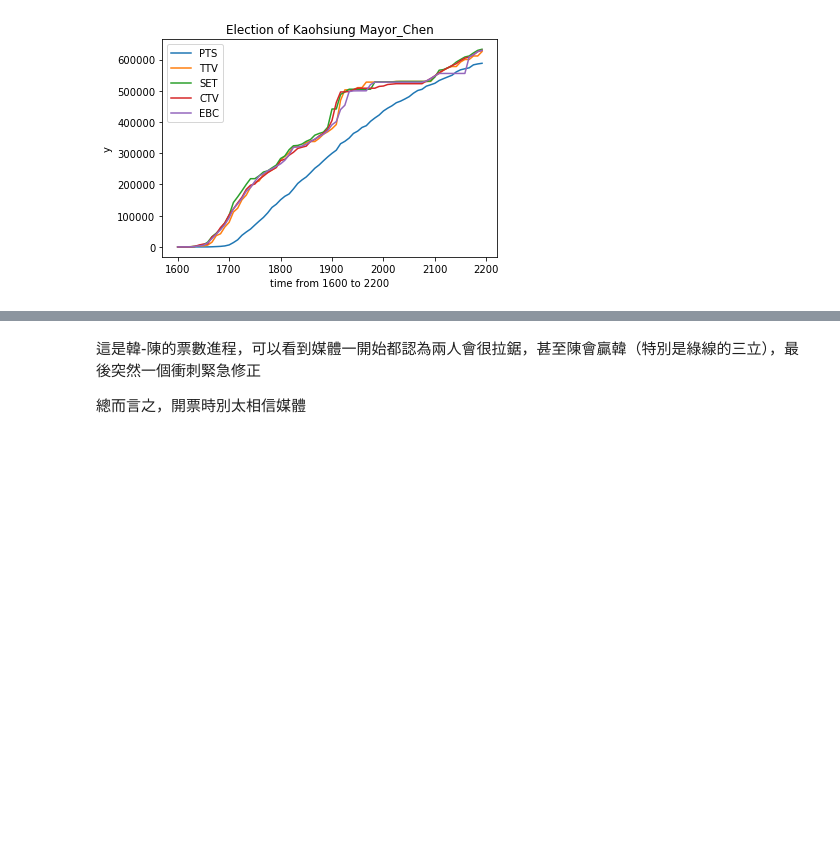
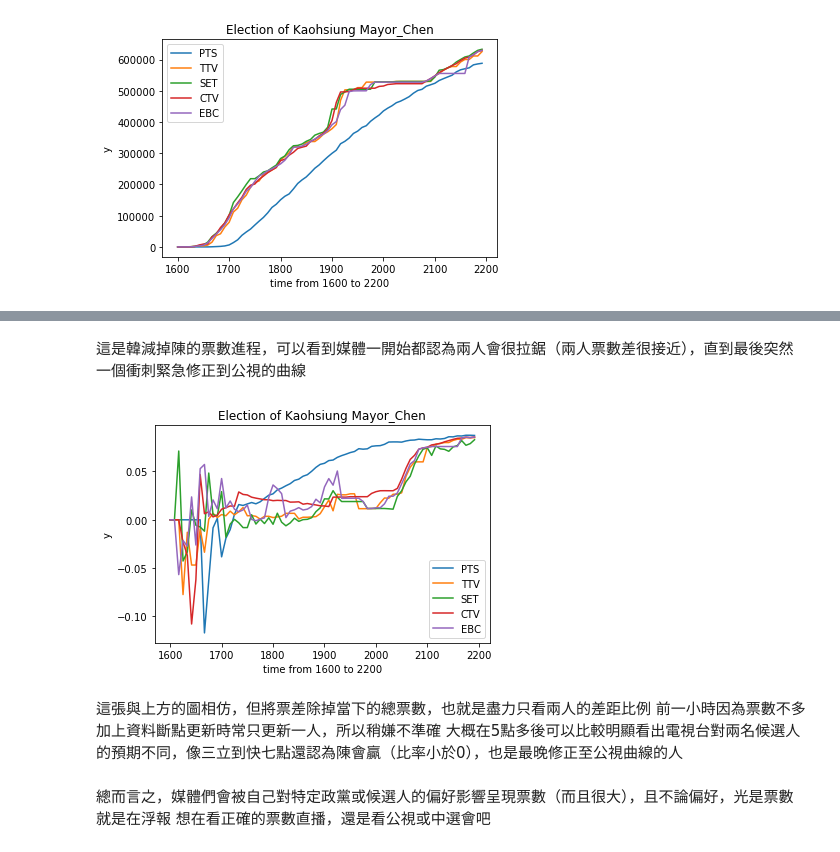
Before and after one commit to chenanchien/csx, a Jupyter notebook: hw1/hw1.ipynb, the cells around one changed output, grey strips where cells are left out. Cells and saved outputs as stored; diff of their text form; code cells hidden in the pictures; blank space fills up the shorter version.

```diff
--- a/hw1/hw1.ipynb
+++ b/hw1/hw1.ipynb
@@ -77,4 +84,23 @@ plt.show()
-# %% [markdown]
-這是韓-陳的票數進程，可以看到媒體一開始都認為兩人會很拉鋸，甚至陳會贏韓（特別是綠線的三立），最後突然一個衝刺緊急修正
-
-總而言之，開票時別太相信媒體
+# %% [markdown]
+這是韓減掉陳的票數進程，可以看到媒體一開始都認為兩人會很拉鋸（兩人票數差很接近），直到最後突然一個衝刺緊急修正到公視的曲線
+# %%
+plt.plot(x[0:72],y4[0][0:72], label='PTS')
+plt.plot(x[0:72],y4[1][0:72], label='TTV')
+plt.plot(x[0:72],y4[2][0:72], label='SET')
+plt.plot(x[0:72],y4[3][0:72], label='CTV')
+plt.plot(x[0:72],y4[4][0:72], label='EBC')
+plt.xlabel('time from 1600 to 2200')
+plt.ylabel('y')
+plt.title('Election of Kaohsiung Mayor_Chen')
+plt.xticks([1,13,25,37,49,61,73],['1600','1700','1800','1900','2000','2100','2200'])
+plt.legend()
+plt.show()
+# %% [output]
+[figure, added]
+# %% [markdown]
+這張與上方的圖相仿，但將票差除掉當下的總票數，也就是盡力只看兩人的差距比例
+前一小時因為票數不多加上資料斷點更新時常只更新一人，所以稍嫌不準確
+大概在5點多後可以比較明顯看出電視台對兩名候選人的預期不同，像三立到快七點還認為陳會贏（比率小於0），也是最晚修正至公視曲線的人
+# %% [markdown]
+總而言之，媒體們會被自己對特定政黨或候選人的偏好影響呈現票數（而且很大），且不論偏好，光是票數就是在浮報
+想在看正確的票數直播，還是看公視或中選會吧
```
Also changed, not shown: parts of 4 cells of this notebook.
